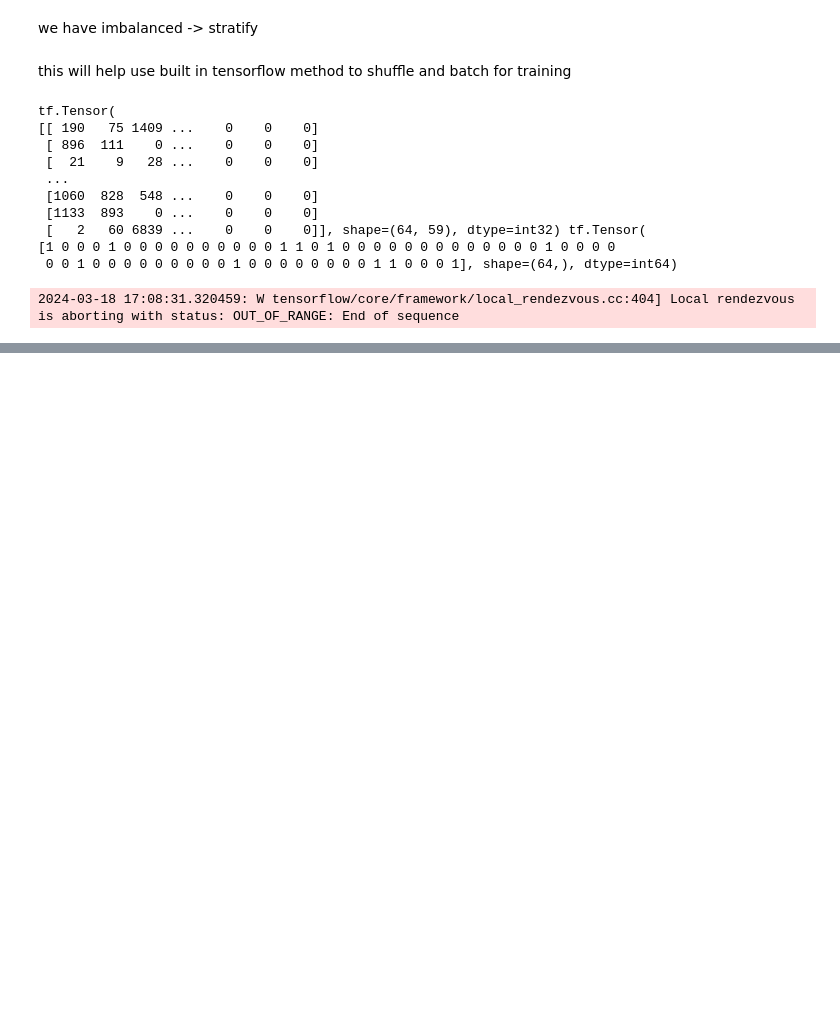
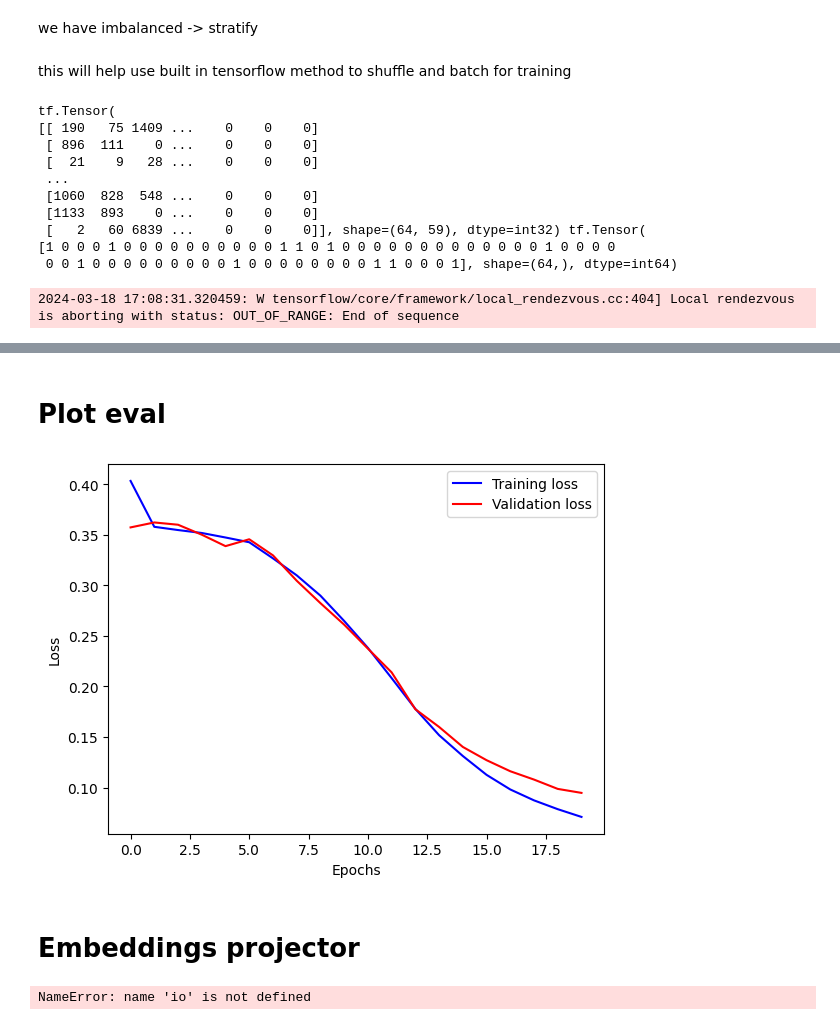
Before and after one commit to monolok/spam, a Jupyter notebook: model.ipynb, the cells around one changed output, grey strips where cells are left out. Cells and saved outputs as stored; diff of their text form; code cells hidden in the pictures; blank space fills up the shorter version.

```diff
--- a/model.ipynb
+++ b/model.ipynb
@@ -163,0 +171,14 @@ tf.Tensor(
+# %%
+#X = tf.keras.preprocessing.sequence.pad_sequences(df['v2_encoded'], padding="post")
+input_shape = X.shape[1]
+# %%
+model = tf.keras.Sequential([
+                  #
+                  tf.keras.layers.Embedding(num_words+1, 8, input_shape=[input_shape,], name="embedding"),
+                  # Gobal average pooling
+                  tf.keras.layers.GlobalAveragePooling1D(),
+                  # Couche Dense classique
+                  tf.keras.layers.Dense(16, activation='relu'),
+                  # Couche de sortie avec le nombre de neurones en sortie égale au nombre de classe avec fonction softmax
+                  tf.keras.layers.Dense(1, activation="sigmoid")
+])
@@ -163,0 +206,12 @@ tf.Tensor(
+# %%
+optimizer= tf.keras.optimizers.Adam()
+model.compile(optimizer=optimizer,
+              loss=tf.keras.losses.BinaryCrossentropy(),
+              metrics=['accuracy',
+                       tf.keras.metrics.Precision(),
+                       tf.keras.metrics.Recall(),
+                       tf.keras.metrics.AUC()])
+# %%
+history = model.fit(train_batch,
+                    epochs=20,
+                    validation_data=val_batch)
@@ -163,0 +236,34 @@ tf.Tensor(
+# %% [markdown]
+# Plot eval
+# %%
+# Visualization of the training process on the loss function
+plt.plot(history.history["loss"], color="b", label="Training loss")
+plt.plot(history.history["val_loss"], color="r", label="Validation loss")
+plt.ylabel("Loss")
+plt.xlabel("Epochs")
+plt.legend(loc="best")
+plt.show()
+# %% [output]
+[figure, added]
+# %% [markdown]
+# Embeddings projector
+# %%
+vocab = [value for value in tokenizer.index_word.values()]
+vocab = vocab[:1000]
+weights = model.get_layer('embedding').get_weights()[0]
+
+log_dir = "/workspaces/spam"
+os.makedirs(log_dir, exist_ok=True)
+out_v = io.open(log_dir+"/vectors.tsv", 'w', encoding='utf-8')
+out_m = io.open(log_dir+"/metadata.tsv", 'w', encoding='utf-8')
+
+for index, word in enumerate(vocab):
+  if index == 0:
+    continue  # skip 0, it's padding.
+  vec = weights[index]
+  out_v.write('\t'.join([str(x) for x in vec]) + "\n")
+  out_m.write(word + "\n")
+out_v.close()
+out_m.close()
+# %% [output]
+NameError: name 'io' is not defined
```
Also changed, not shown: parts of 8 cells of this notebook.
